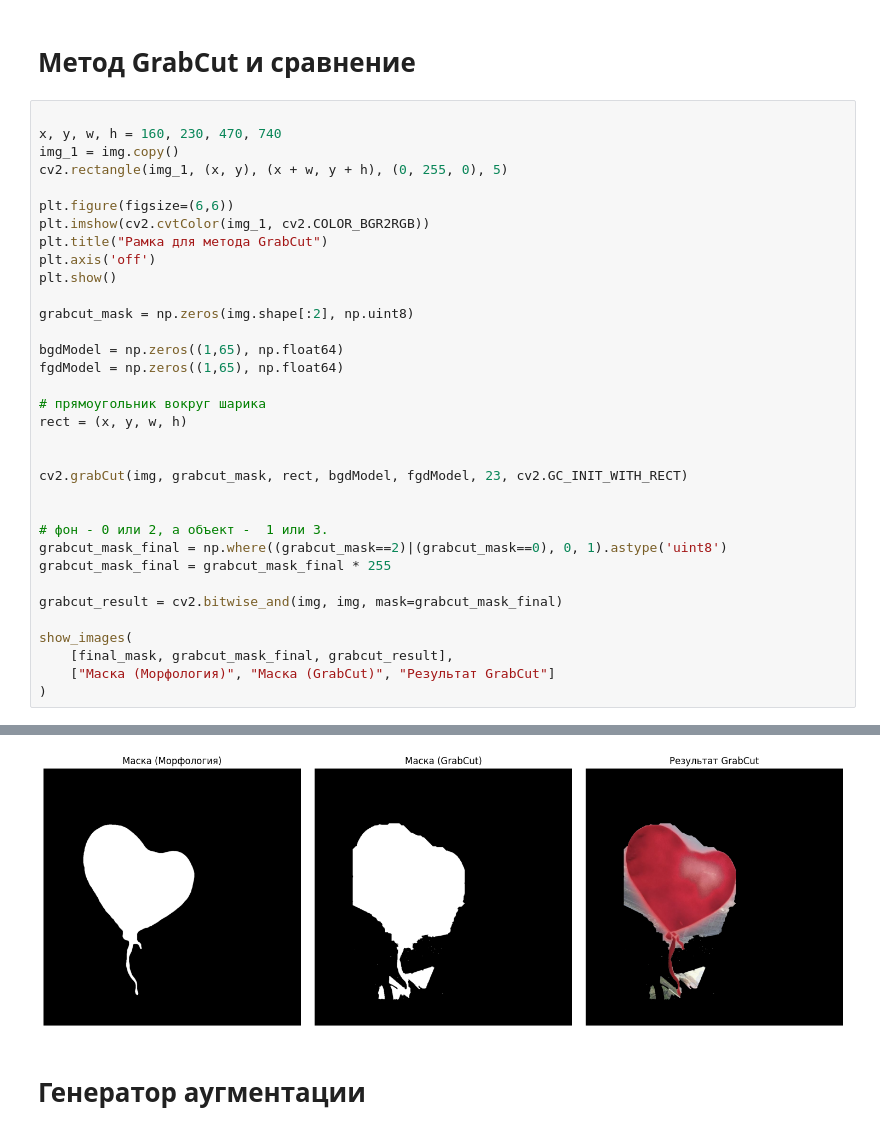
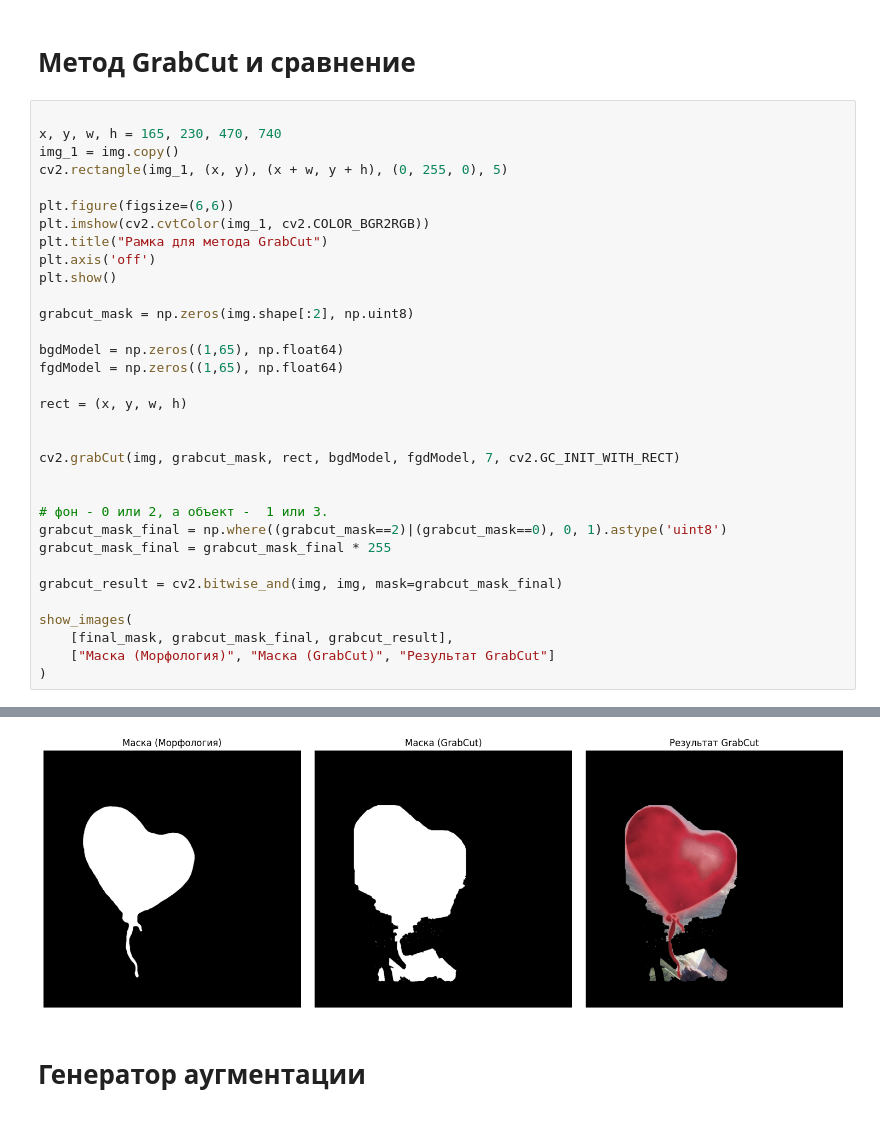
Before and after one commit to igr43/programming_for_AI, a Jupyter notebook: 6_dz.ipynb, the cells around one changed output, grey strips where cells are left out. Saved outputs shown, nothing was run; the diff lists cells and outputs as text.

```diff
--- a/6_dz.ipynb
+++ b/6_dz.ipynb
@@ -81,7 +73,7 @@ final_mask = perfect_mask.copy()
 # Метод GrabCut и сравнение
 # %%
 
-x, y, w, h = 160, 230, 470, 740
+x, y, w, h = 165, 230, 470, 740
 img_1 = img.copy()
 cv2.rectangle(img_1, (x, y), (x + w, y + h), (0, 255, 0), 5)
 
@@ -96,11 +88,10 @@ grabcut_mask = np.zeros(img.shape[:2], np.uint8)
 bgdModel = np.zeros((1,65), np.float64)
 fgdModel = np.zeros((1,65), np.float64)
 
-# прямоугольник вокруг шарика
 rect = (x, y, w, h)
 
 
-cv2.grabCut(img, grabcut_mask, rect, bgdModel, fgdModel, 23, cv2.GC_INIT_WITH_RECT)
+cv2.grabCut(img, grabcut_mask, rect, bgdModel, fgdModel, 7, cv2.GC_INIT_WITH_RECT)
 
 
 # фон - 0 или 2, а объект -  1 или 3.
@@ -118,4 +109,4 @@ show_images(
-[figure, old version]
+[figure, new version]
 # %% [markdown]
 # Генератор аугментации
 # %%
```
Also changed, not shown: parts of 3 cells of this notebook.
